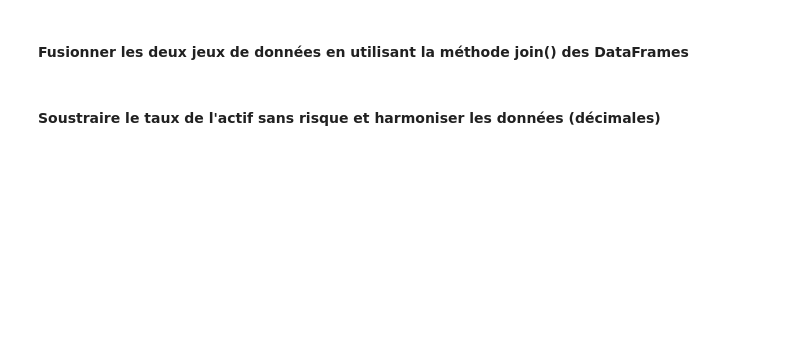
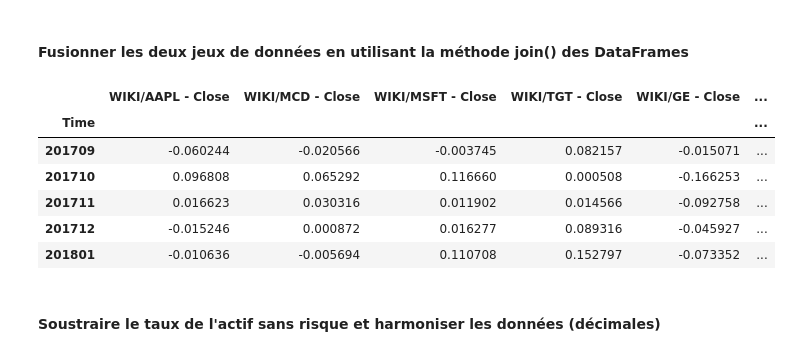
Before and after one commit to nicolasmauhe/theorie_financiere, a Jupyter notebook: Partie_3.ipynb, the cells around one changed output. Drawn from its saved outputs; the diff is of its cells as text; code cells hidden in the pictures; blank space fills up the shorter version.

```diff
--- a/Partie_3.ipynb
+++ b/Partie_3.ipynb
@@ -441,4 +483,16 @@ actions.tail()
 # %% [markdown]
 #### Fusionner les deux jeux de données en utilisant la méthode join() des DataFrames
+# %%
+donnees = actions.join(data.astype('float64'))
+donnees = donnees.dropna()
+donnees.tail()
+# %% [output]
+|  | WIKI/AAPL - Close | WIKI/MCD - Close | WIKI/MSFT - Close | WIKI/TGT - Close | WIKI/GE - Close | ... |
+| Time |  |  |  |  |  | ... |
+| 201709 | -0.060244 | -0.020566 | -0.003745 | 0.082157 | -0.015071 | ... |
+| 201710 | 0.096808 | 0.065292 | 0.116660 | 0.000508 | -0.166253 | ... |
+| 201711 | 0.016623 | 0.030316 | 0.011902 | 0.014566 | -0.092758 | ... |
+| 201712 | -0.015246 | 0.000872 | 0.016277 | 0.089316 | -0.045927 | ... |
+| 201801 | -0.010636 | -0.005694 | 0.110708 | 0.152797 | -0.073352 | ... |
 # %% [markdown]
 #### Soustraire le taux de l'actif sans risque et harmoniser les données (décimales)
```
Also changed, not shown: parts of 17 cells of this notebook.
